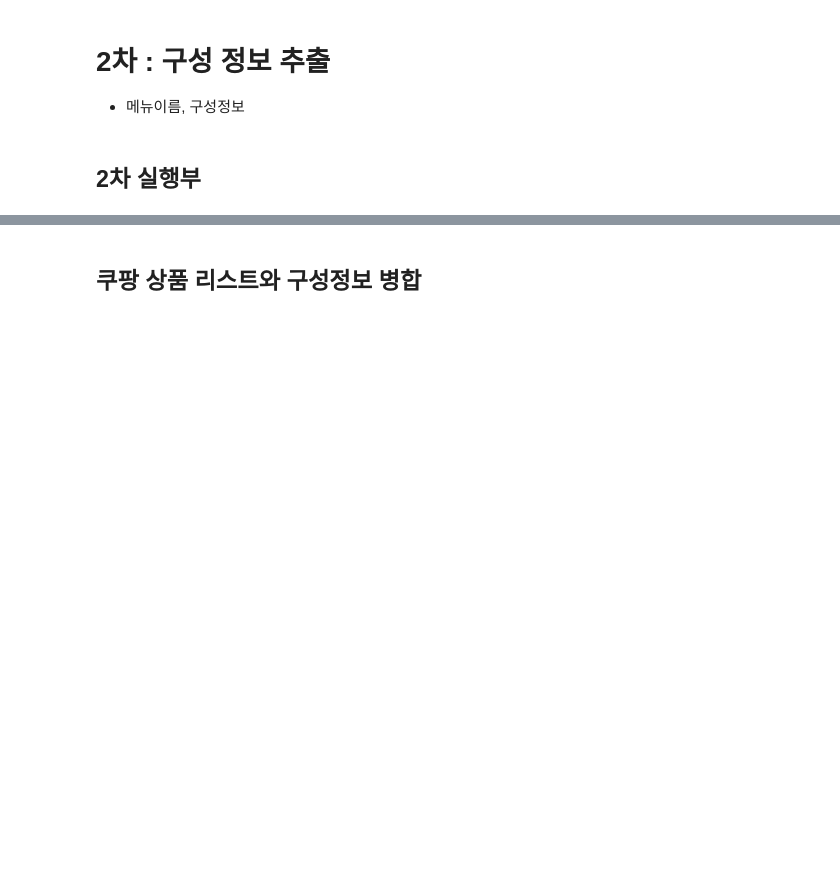
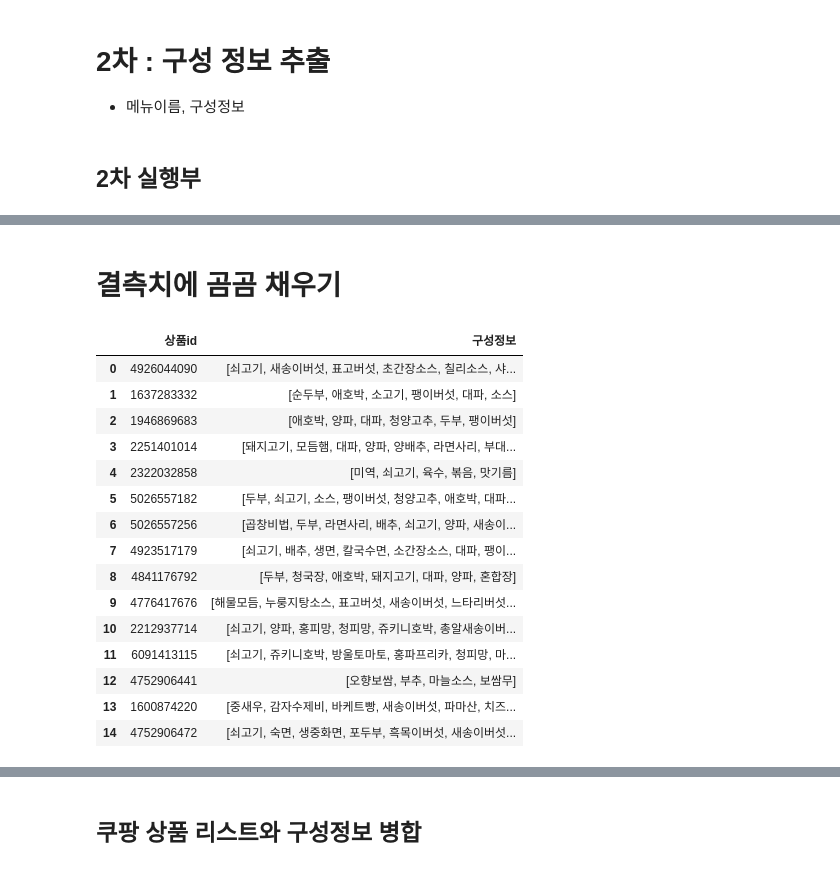
Before and after one commit to dajeong25/KDT_team4_FinalPJT, a Jupyter notebook: 01_웹크롤링/쿠팡크롤링.ipynb, the cells around one changed output, grey strips where cells are left out. Saved outputs shown, nothing was run; the diff lists cells and outputs as text; code cells hidden in the pictures; blank space fills up the shorter version.

```diff
--- a/01_웹크롤링/쿠팡크롤링.ipynb
+++ b/01_웹크롤링/쿠팡크롤링.ipynb
@@ -269,0 +255,28 @@ data_items.head()
+# %% [markdown]
+# 결측치에 곰곰 채우기
+# %%
+# 곰곰 결측치 채우기
+gomgom_productId = list(coupang_items.loc[coupang_items['상품'].str.contains('곰곰')]['상품id'].values)
+
+with open('../../data/gom_typo_fix.pkl', 'rb') as fr:
+    gomgom_data = pickle.load(fr)
+
+gomgom_df = pd.DataFrame(zip(gomgom_productId, gomgom_data), columns=['상품id', '구성정보'])
+gomgom_df
+# %% [output]
+|  | 상품id | 구성정보 |
+| 0 | 4926044090 | [쇠고기, 새송이버섯, 표고버섯, 초간장소스, 칠리소스, 샤... |
+| 1 | 1637283332 | [순두부, 애호박, 소고기, 팽이버섯, 대파, 소스] |
+| 2 | 1946869683 | [애호박, 양파, 대파, 청양고추, 두부, 팽이버섯] |
+| 3 | 2251401014 | [돼지고기, 모듬햄, 대파, 양파, 양배추, 라면사리, 부대... |
+| 4 | 2322032858 | [미역, 쇠고기, 육수, 볶음, 맛기름] |
+| 5 | 5026557182 | [두부, 쇠고기, 소스, 팽이버섯, 청양고추, 애호박, 대파... |
+| 6 | 5026557256 | [곱창비법, 두부, 라면사리, 배추, 쇠고기, 양파, 새송이... |
+| 7 | 4923517179 | [쇠고기, 배추, 생면, 칼국수면, 소간장소스, 대파, 팽이... |
+| 8 | 4841176792 | [두부, 청국장, 애호박, 돼지고기, 대파, 양파, 혼합장] |
+| 9 | 4776417676 | [해물모듬, 누룽지탕소스, 표고버섯, 새송이버섯, 느타리버섯... |
+| 10 | 2212937714 | [쇠고기, 양파, 홍피망, 청피망, 쥬키니호박, 총알새송이버... |
+| 11 | 6091413115 | [쇠고기, 쥬키니호박, 방울토마토, 홍파프리카, 청피망, 마... |
+| 12 | 4752906441 | [오향보쌈, 부추, 마늘소스, 보쌈무] |
+| 13 | 1600874220 | [중새우, 감자수제비, 바케트빵, 새송이버섯, 파마산, 치즈... |
+| 14 | 4752906472 | [쇠고기, 숙면, 생중화면, 포두부, 흑목이버섯, 새송이버섯... |
```
Also changed, not shown: parts of 24 cells of this notebook, 5 other files.
